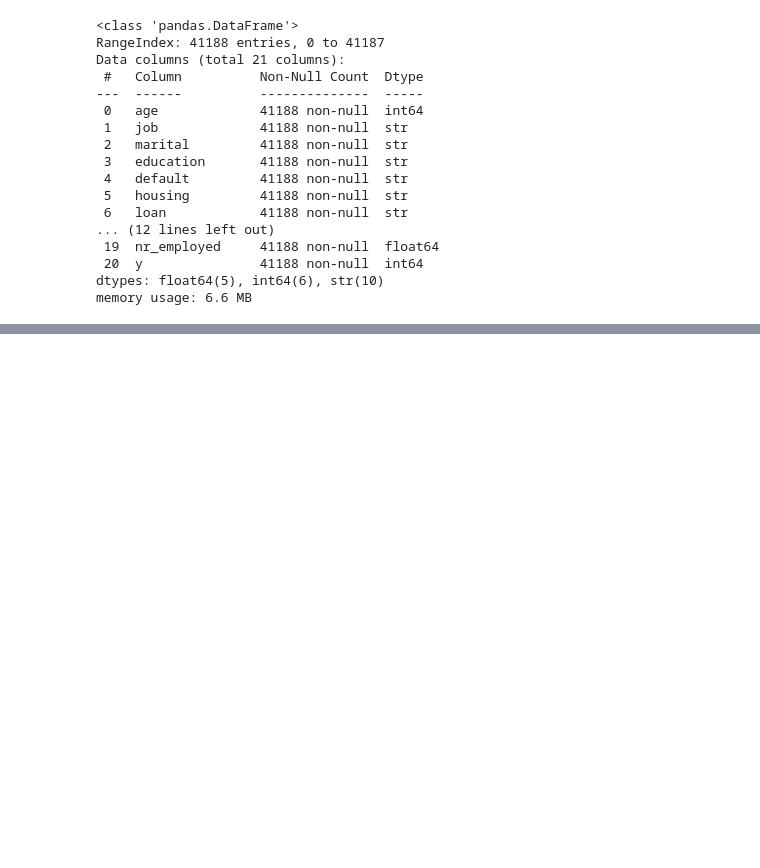
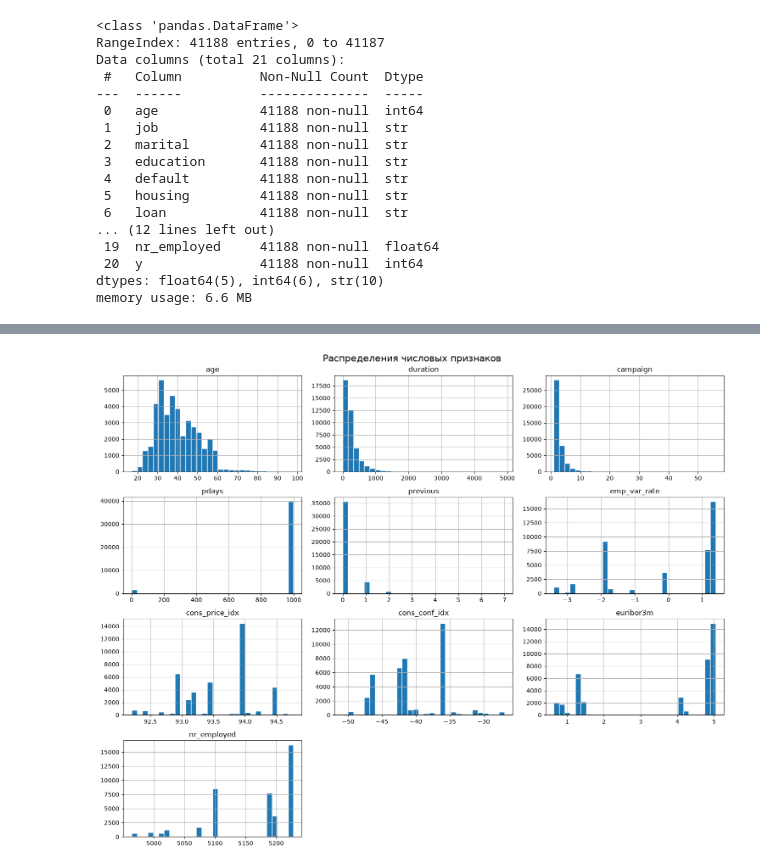
Before and after one commit to victoriia-warexify/bank-marketing-ml, a Jupyter notebook: notebooks/01_eda.ipynb, the cells around one changed output, grey strips where cells are left out. Saved outputs shown, nothing was run; the diff lists cells and outputs as text; code cells hidden in the pictures; blank space fills up the shorter version.

```diff
--- a/notebooks/01_eda.ipynb
+++ b/notebooks/01_eda.ipynb
@@ -68,0 +274,4 @@ See https://pandas.pydata.org/docs/user_guide/migration-3-strings.html#string-mi
+# %%
+num_cols = df.select_dtypes(include='number').columns.drop('y')
+
+num_cols.tolist()
@@ -68,0 +303,12 @@ See https://pandas.pydata.org/docs/user_guide/migration-3-strings.html#string-mi
+# %%
+df[num_cols].hist(
+    bins=30,
+    figsize=(15, 12),
+    edgecolor='white'
+)
+
+plt.suptitle('Распределения числовых признаков', fontsize=16)
+plt.tight_layout()
+plt.show()
+# %% [output]
+[figure, added]
```
Also changed, not shown: parts of 67 cells of this notebook.
